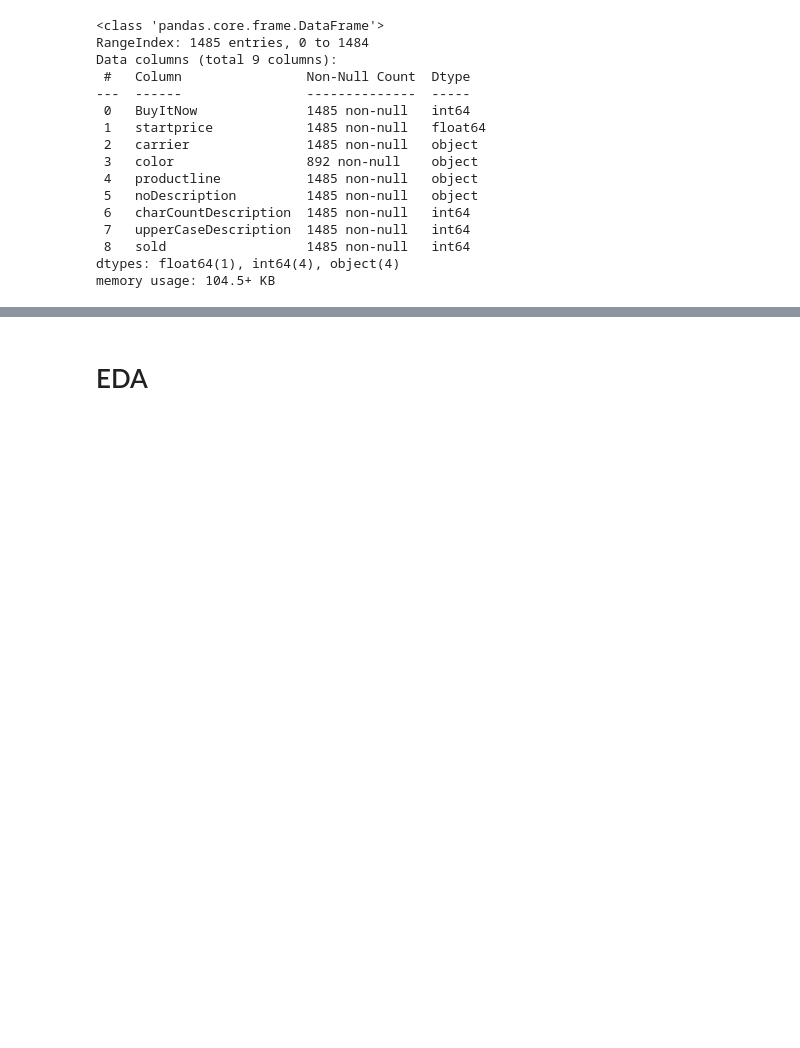
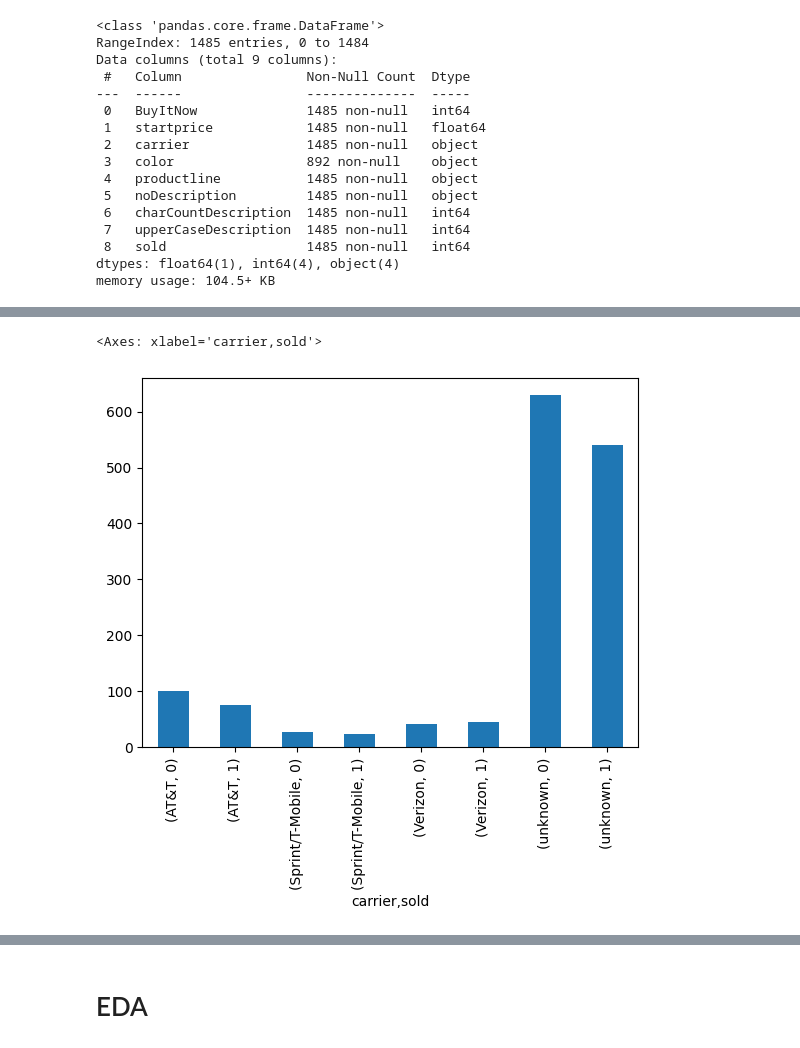
Before and after one commit to haezeong/fintech_service, a Jupyter notebook: 06_machine_learning/05_데이터분석 연습_이베이휴대폰_판매데이터예측_의사결정나무.ipynb, the cells around one changed output, grey strips where cells are left out. Saved outputs shown, nothing was run; the diff lists cells and outputs as text; code cells hidden in the pictures; blank space fills up the shorter version.

```diff
--- a/06_machine_learning/05_데이터분석 연습_이베이휴대폰_판매데이터예측_의사결정나무.ipynb
+++ b/06_machine_learning/05_데이터분석 연습_이베이휴대폰_판매데이터예측_의사결정나무.ipynb
@@ -121,0 +430,3 @@ data.describe()
+# %%
+data = data.drop('carrier', axis=1)
+data.head()
@@ -121,0 +440,5 @@ data.describe()
+# %%
+data[['carrier', 'sold']].groupby('carrier').value_counts(sort=False).plot(kind='bar')
+# %% [output]
+<Axes: xlabel='carrier,sold'>
+[figure, added]
```
Also changed, not shown: parts of 89 cells of this notebook.
